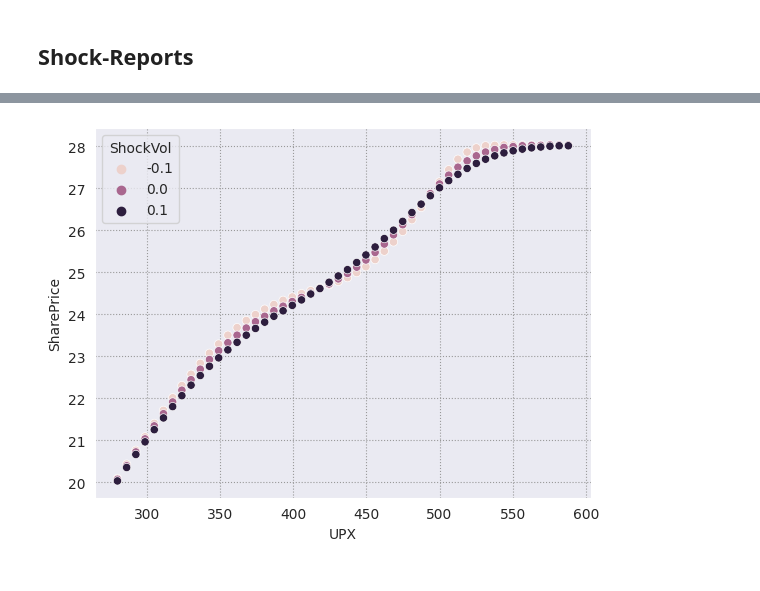
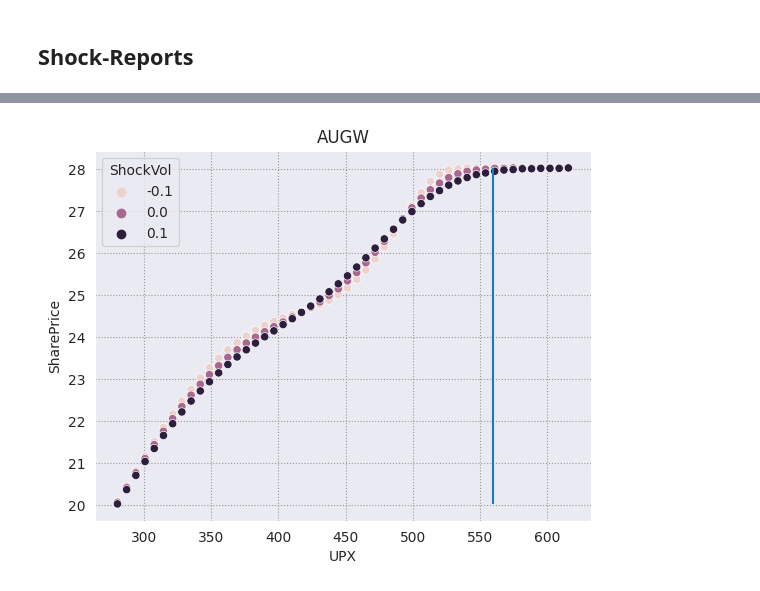
Before and after one commit to pritamdalal/veta_assignment, a Jupyter notebook: notebooks/04_portfolio_greeks.ipynb, the cells around one changed output, grey strips where cells are left out. Cells and saved outputs as stored; diff of their text form; code cells hidden in the pictures.

```diff
--- a/notebooks/04_portfolio_greeks.ipynb
+++ b/notebooks/04_portfolio_greeks.ipynb
@@ -370,7 +373,9 @@ def generate_shock_report(account, underlying_shocks, vol_shocks):
 # %%
 vol_shocks = [-0.10, 0, 0.10]
-underlying_shocks = np.linspace(-0.50, 0.05, 50)
+underlying_shocks = np.linspace(-0.50, 0.10, 50)
 df_shock_report = generate_shock_report(account="AUGW", underlying_shocks=underlying_shocks, vol_shocks=vol_shocks)
-sns.scatterplot(data=df_shock_report, x="UPX", y="SharePrice", hue="ShockVol");
+ax = sns.scatterplot(data=df_shock_report, x="UPX", y="SharePrice", hue="ShockVol");
+ax.vlines(x=559.99, ymin=df_shock_report["SharePrice"].min(), ymax=df_shock_report["SharePrice"].max());
+ax.set_title("AUGW");
 # %% [output]
-[figure, old version]
+[figure, new version]
```
Also changed, not shown: parts of 24 cells of this notebook, 3 other files.
